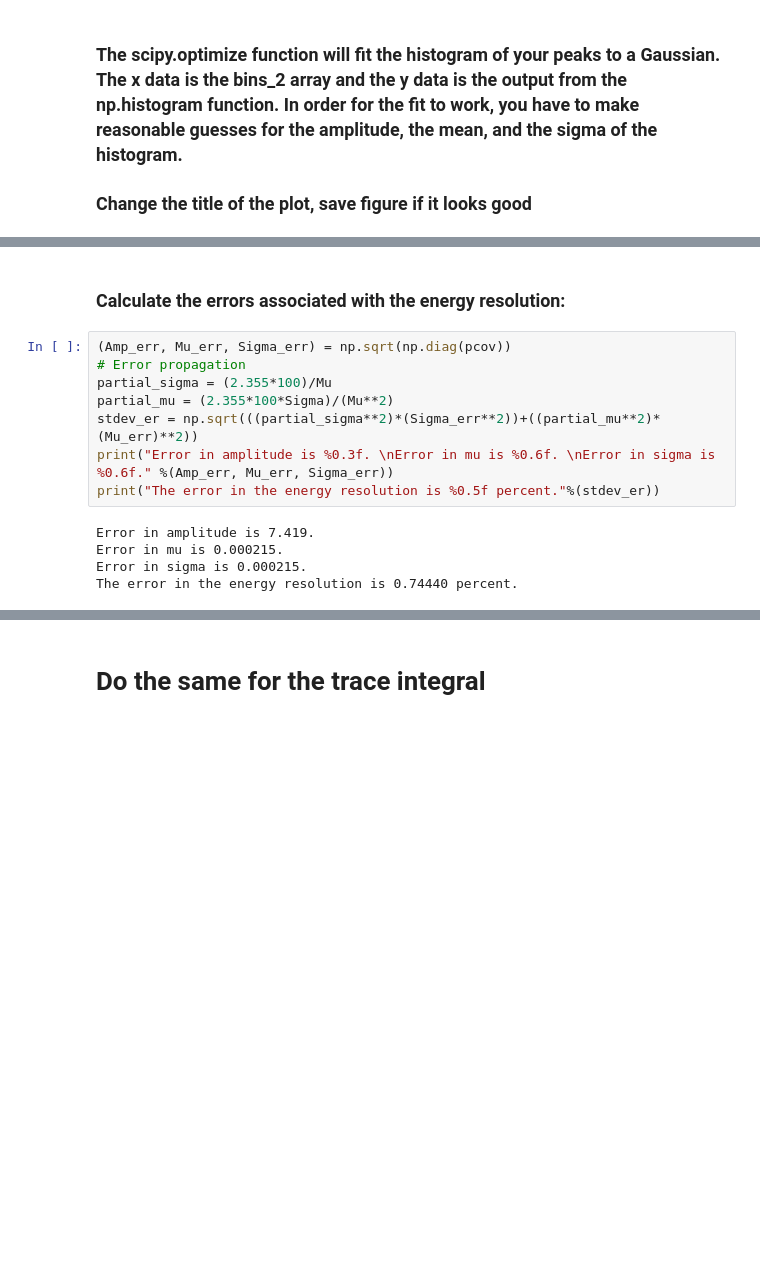
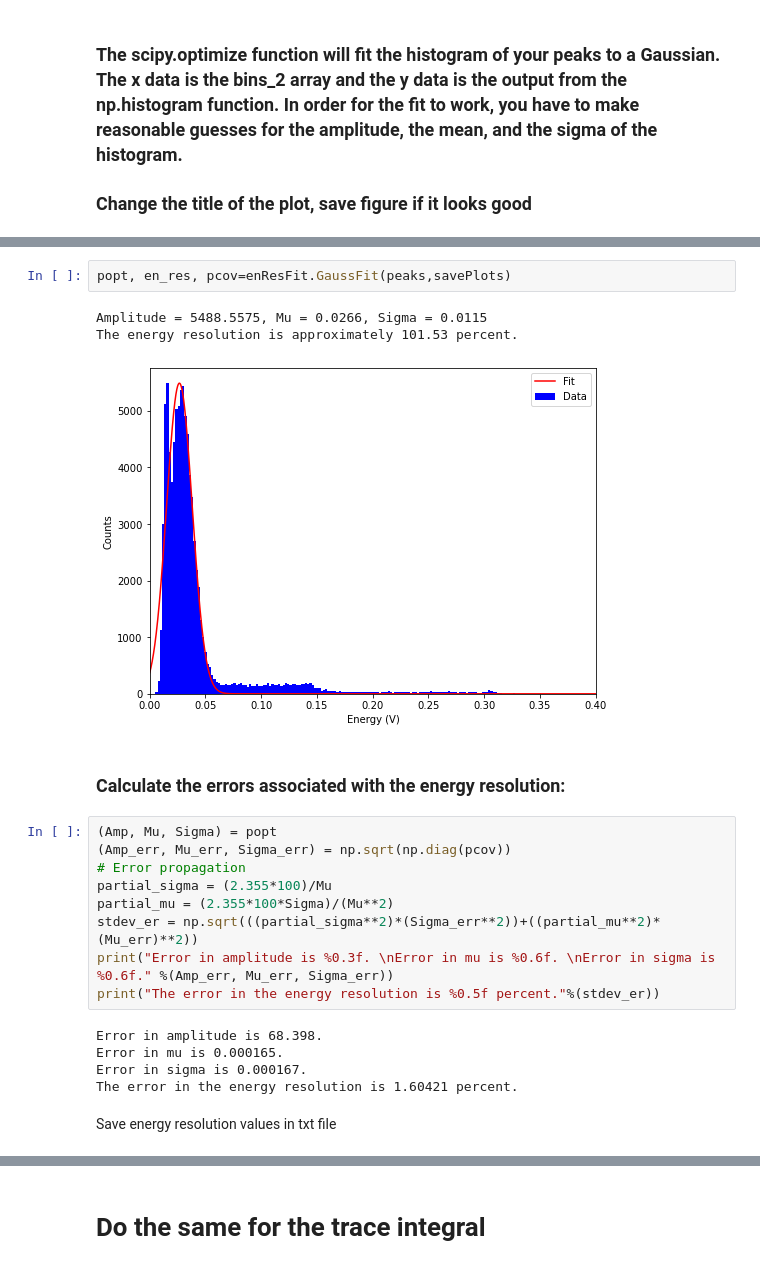
Before and after one commit to AstroPix/analogCollection_scope, a Jupyter notebook: energyResolution.ipynb, the cells around one changed output, grey strips where cells are left out. Saved outputs shown, nothing was run; the diff lists cells and outputs as text; blank space fills up the shorter version.

Commit message:
AS - make energy resolution script nicer, move fitting to external function

```diff
--- a/energyResolution.ipynb
+++ b/energyResolution.ipynb
@@ -132,6 +72,13 @@ The energy resolution is approximately 43.80 percent.
+# %%
+popt, en_res, pcov=enResFit.GaussFit(peaks,savePlots)
+# %% [output]
+Amplitude = 5488.5575, Mu = 0.0266, Sigma = 0.0115
+The energy resolution is approximately 101.53 percent.
+[figure, added]
 # %% [markdown]
 ### Calculate the errors associated with the energy resolution:
 # %%
+(Amp, Mu, Sigma) = popt
 (Amp_err, Mu_err, Sigma_err) = np.sqrt(np.diag(pcov))
 # Error propagation
 partial_sigma = (2.355*100)/Mu
@@ -140,7 +87,9 @@ stdev_er = np.sqrt(((partial_sigma**2)*(Sigma_err**2))+((partial_mu**2)*(Mu_err)
 print("Error in amplitude is %0.3f. \nError in mu is %0.6f. \nError in sigma is %0.6f." %(Amp_err, Mu_err, Sigma_err))
 print("The error in the energy resolution is %0.5f percent."%(stdev_er))
 # %% [output]
-Error in amplitude is 7.419.
-Error in mu is 0.000215.
-Error in sigma is 0.000215.
-The error in the energy resolution is 0.74440 percent.
+Error in amplitude is 68.398.
+Error in mu is 0.000165.
+Error in sigma is 0.000167.
+The error in the energy resolution is 1.60421 percent.
+# %% [markdown]
+Save energy resolution values in txt file
```
Also changed, not shown: parts of 16 cells of this notebook, 1 other file.
